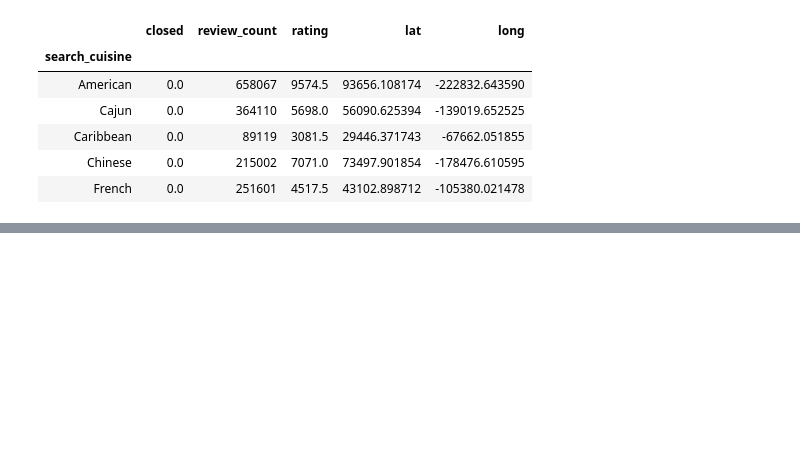
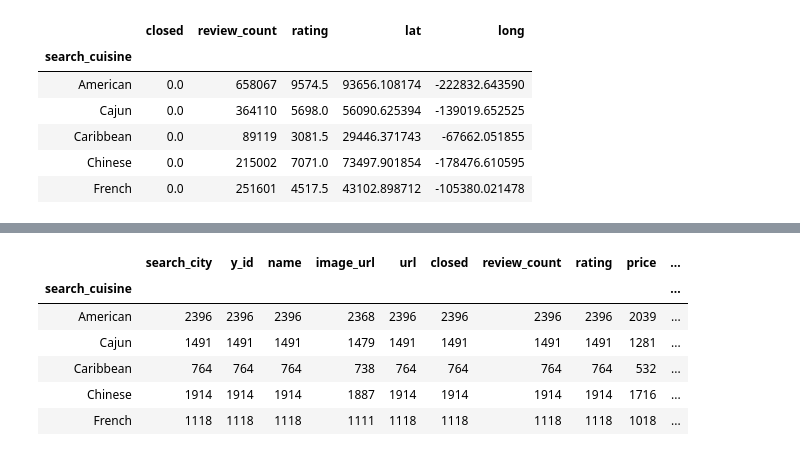
Before and after one commit to kahsay-1229/Yelp-Cuisine, a Jupyter notebook: yelpapidata.ipynb, the cells around one changed output, grey strips where cells are left out. Saved outputs shown, nothing was run; the diff lists cells and outputs as text; code cells hidden in the pictures; blank space fills up the shorter version.

```diff
--- a/yelpapidata.ipynb
+++ b/yelpapidata.ipynb
@@ -116,0 +138,11 @@ yelp_gb_cuisines.sum().head()
+# %%
+yelp_gb_cuisinescount = yelp_format_rd1.groupby(['search_cuisine'])
+yelp_gb_cuisinescount.count().head()
+# %% [output]
+|  | search_city | y_id | name | image_url | url | closed | review_count | rating | price | ... |
+| search_cuisine |  |  |  |  |  |  |  |  |  | ... |
+| American | 2396 | 2396 | 2396 | 2368 | 2396 | 2396 | 2396 | 2396 | 2039 | ... |
+| Cajun | 1491 | 1491 | 1491 | 1479 | 1491 | 1491 | 1491 | 1491 | 1281 | ... |
+| Caribbean | 764 | 764 | 764 | 738 | 764 | 764 | 764 | 764 | 532 | ... |
+| Chinese | 1914 | 1914 | 1914 | 1887 | 1914 | 1914 | 1914 | 1914 | 1716 | ... |
+| French | 1118 | 1118 | 1118 | 1111 | 1118 | 1118 | 1118 | 1118 | 1018 | ... |
```
Also changed, not shown: parts of 2 cells of this notebook.
